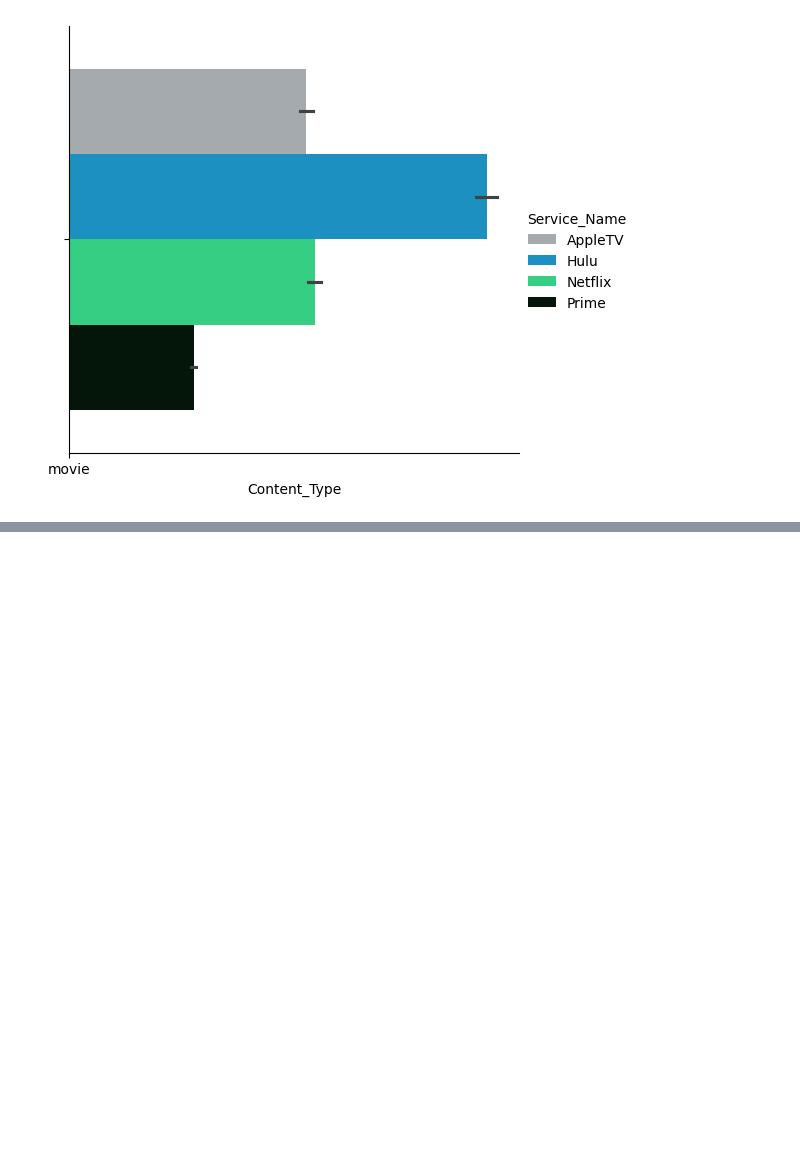
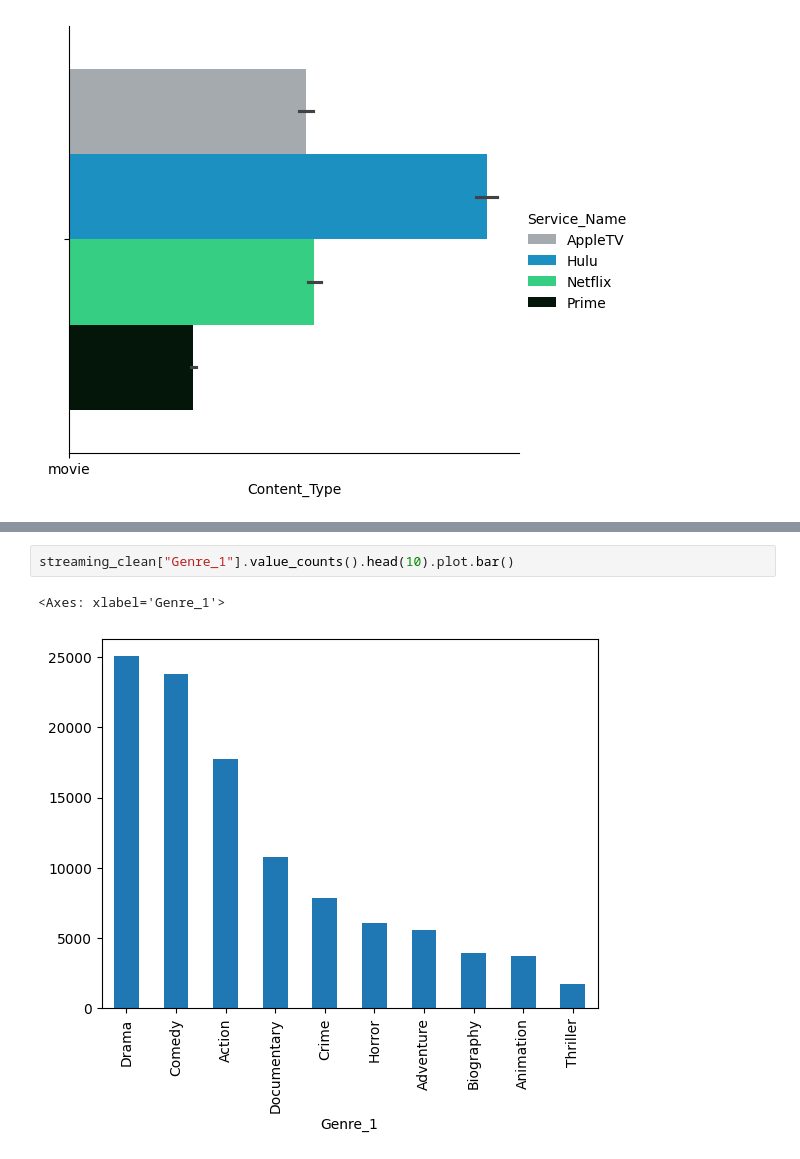
Before and after one commit to rkynhoff/Streaming_Service_Comparisons, a Jupyter notebook: STRM_SERV_COMP_V2.ipynb, the cells around one changed output, grey strips where cells are left out. Drawn from its saved outputs; the diff is of its cells as text; blank space fills up the shorter version.

```diff
--- a/STRM_SERV_COMP_V2.ipynb
+++ b/STRM_SERV_COMP_V2.ipynb
@@ -661,0 +716,5 @@ sn.catplot(x = "Content_Type", hue = "Service_Name", data = streaming_clean, kin
+# %%
+streaming_clean["Genre_1"].value_counts().head(10).plot.bar()
+# %% [output]
+<Axes: xlabel='Genre_1'>
+[figure, added]
```
Also changed, not shown: parts of 11 cells of this notebook, 1 other file.
